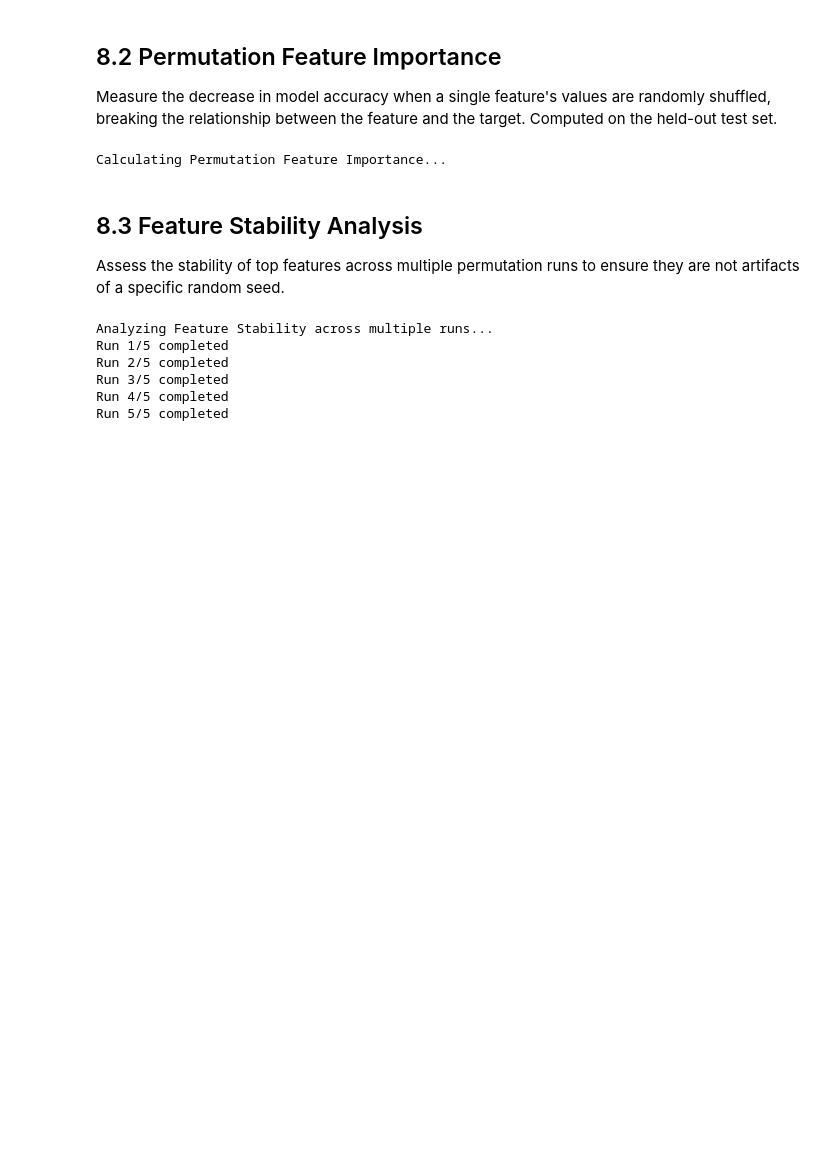
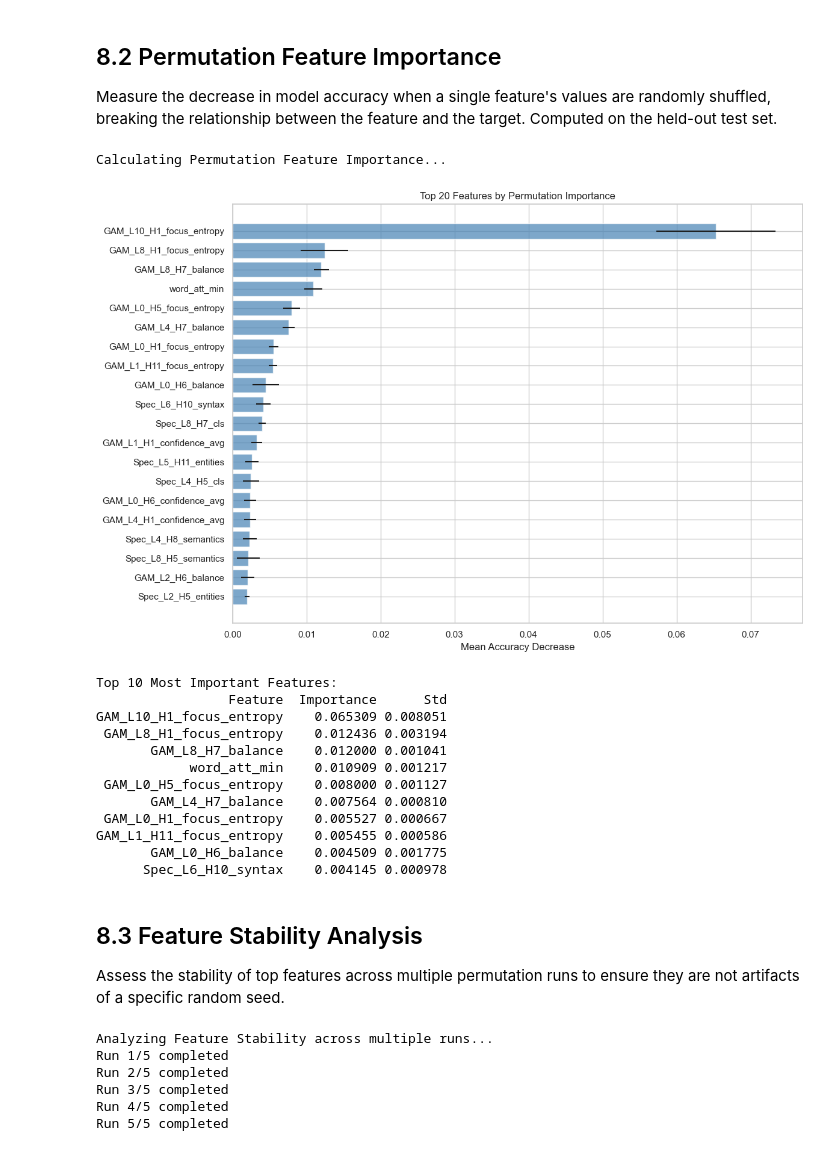
Before and after one commit to pinthoz/attention-atlas, a Jupyter notebook: attention_app/bias/gpt2_bias_classification.ipynb, the cells around one changed output. Saved outputs shown, nothing was run; the diff lists cells and outputs as text; code cells hidden in the pictures; blank space fills up the shorter version.

```diff
--- a/attention_app/bias/gpt2_bias_classification.ipynb
+++ b/attention_app/bias/gpt2_bias_classification.ipynb
@@ -833,34 +834,47 @@ perm_importance = permutation_importance(
     final_model,
     X_test,
     y_test,
     n_repeats=10,
     random_state=42,
-    n_jobs=-1,
+    n_jobs=1,
     scoring='accuracy'
 )
 
 perm_features_df = pd.DataFrame({
     'Feature': X_test.columns,
     'Importance': perm_importance.importances_mean,
     'Std': perm_importance.importances_std
 })
 
 top_perm_features = perm_features_df.sort_values('Importance', ascending=False).head(20)
 
 plt.figure(figsize=(12, 8))
 plt.barh(range(len(top_perm_features)), top_perm_features['Importance'],
          xerr=top_perm_features['Std'], color='steelblue', alpha=0.7)
 plt.yticks(range(len(top_perm_features)), top_perm_features['Feature'])
 plt.xlabel('Mean Accuracy Decrease')
 plt.title('Top 20 Features by Permutation Importance')
 plt.gca().invert_yaxis()
 plt.tight_layout()
 plt.show()
 
 print(f"\nTop 10 Most Important Features:")
 print(top_perm_features.head(10).to_string(index=False))
 # %% [output]
 Calculating Permutation Feature Importance...
+[figure, added]
+Top 10 Most Important Features:
+                 Feature  Importance      Std
+GAM_L10_H1_focus_entropy    0.065309 0.008051
+ GAM_L8_H1_focus_entropy    0.012436 0.003194
+       GAM_L8_H7_balance    0.012000 0.001041
+            word_att_min    0.010909 0.001217
+ GAM_L0_H5_focus_entropy    0.008000 0.001127
+       GAM_L4_H7_balance    0.007564 0.000810
+ GAM_L0_H1_focus_entropy    0.005527 0.000667
+GAM_L1_H11_focus_entropy    0.005455 0.000586
+       GAM_L0_H6_balance    0.004509 0.001775
+      Spec_L6_H10_syntax    0.004145 0.000978
 # %% [markdown]
 ## 8.3 Feature Stability Analysis
 
```
Also changed, not shown: parts of 23 cells of this notebook, 13 other files.
